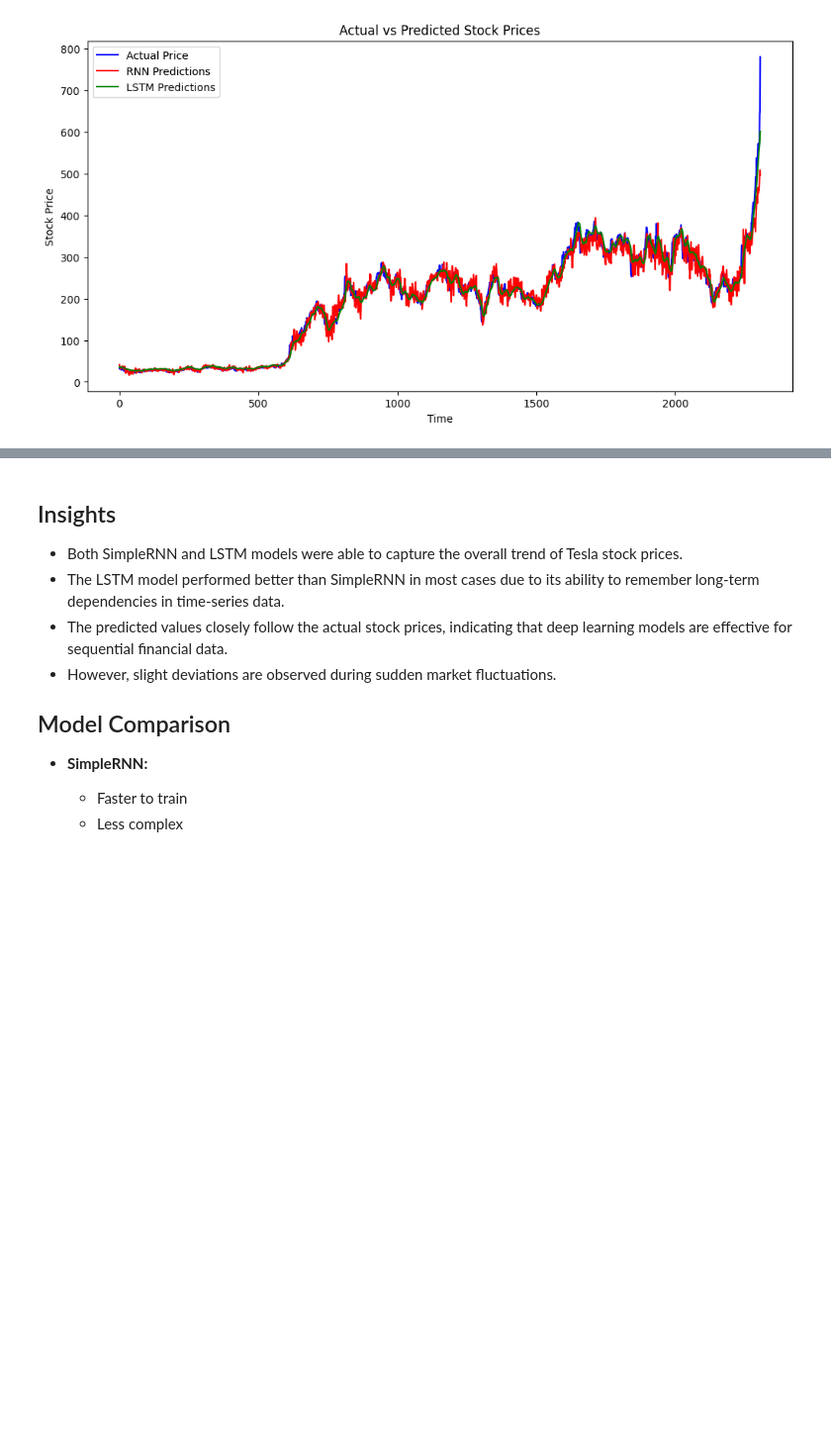
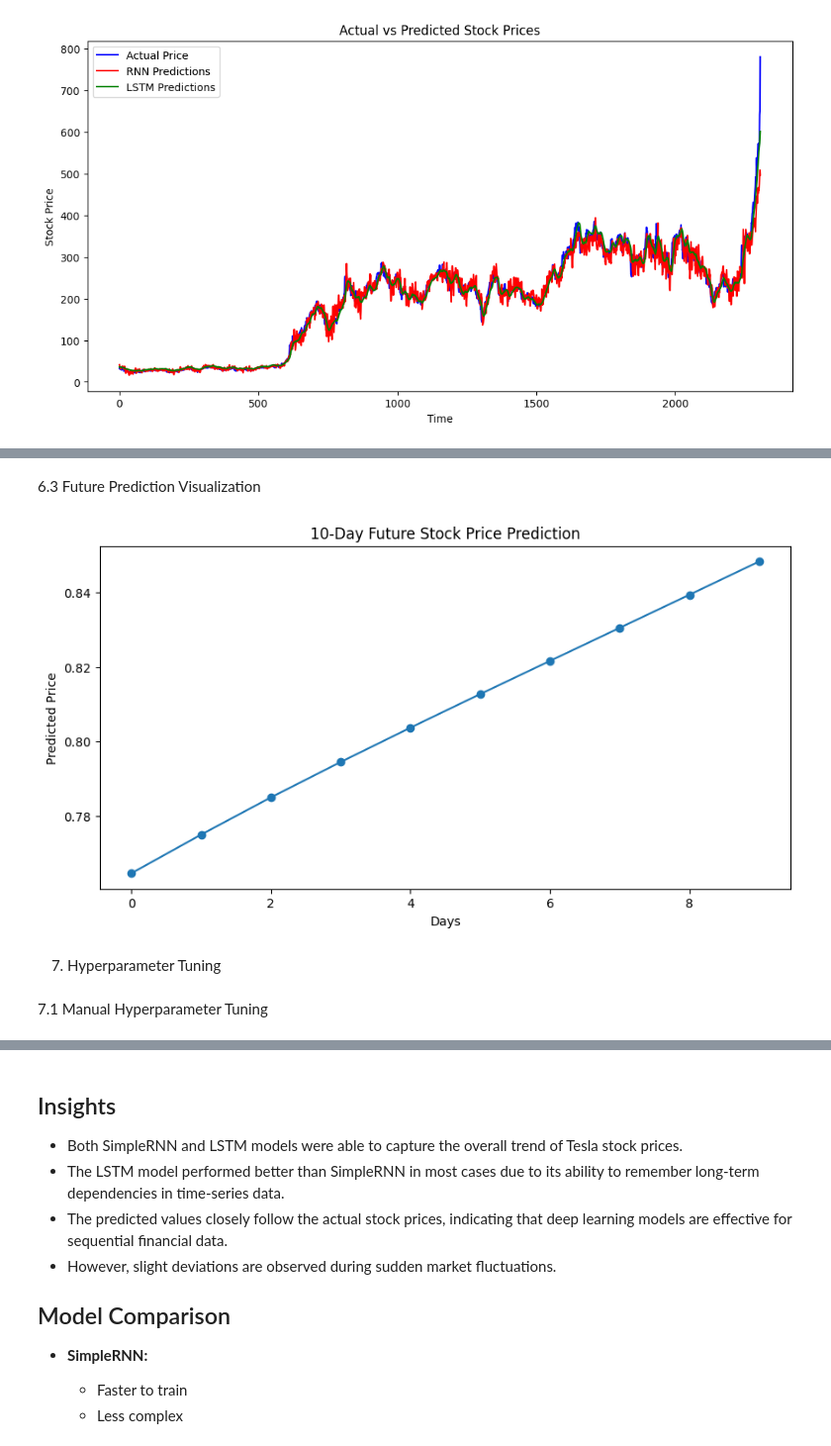
Before and after one commit to Pheonix1330/Tesla-Stock-Price-Prediction, a Jupyter notebook: Tesla_Stock_Price_Prediction_RNN_LSTM.ipynb, the cells around one changed output, grey strips where cells are left out. Shown at 99% size. Saved outputs shown, nothing was run; the diff lists cells and outputs as text; code cells hidden in the pictures; blank space fills up the shorter version.

```diff
--- a/Tesla_Stock_Price_Prediction_RNN_LSTM.ipynb
+++ b/Tesla_Stock_Price_Prediction_RNN_LSTM.ipynb
@@ -488,0 +541,13 @@ plt.show()
+# %%
+def multi_step_predict(model, last_sequence, steps):
+    predictions = []
+    current_seq = last_sequence.copy()
+
+    for _ in range(steps):
+        pred = model.predict(current_seq.reshape(1, -1, 1))[0][0]
+        predictions.append(pred)
+
+        # Update sequence
+        current_seq = np.append(current_seq[1:], pred)
+
+    return predictions
@@ -488,0 +556,11 @@ plt.show()
+# %%
+# Last sequence from test data
+last_sequence = X_test[-1]
+
+pred_1_day = multi_step_predict(model_lstm, last_sequence, 1)
+pred_5_days = multi_step_predict(model_lstm, last_sequence, 5)
+pred_10_days = multi_step_predict(model_lstm, last_sequence, 10)
+
+print("1-Day Prediction:", pred_1_day)
+print("5-Day Prediction:", pred_5_days)
+print("10-Day Prediction:", pred_10_days)
@@ -488,0 +587,15 @@ plt.show()
+# %% [markdown]
+6.3 Future Prediction Visualization
+# %%
+plt.figure(figsize=(10,5))
+plt.plot(pred_10_days, marker='o')
+plt.title("10-Day Future Stock Price Prediction")
+plt.xlabel("Days")
+plt.ylabel("Predicted Price")
+plt.show()
+# %% [output]
+[figure, added]
+# %% [markdown]
+7. Hyperparameter Tuning
+# %% [markdown]
+7.1 Manual Hyperparameter Tuning
```
Also changed, not shown: parts of 24 cells of this notebook.
